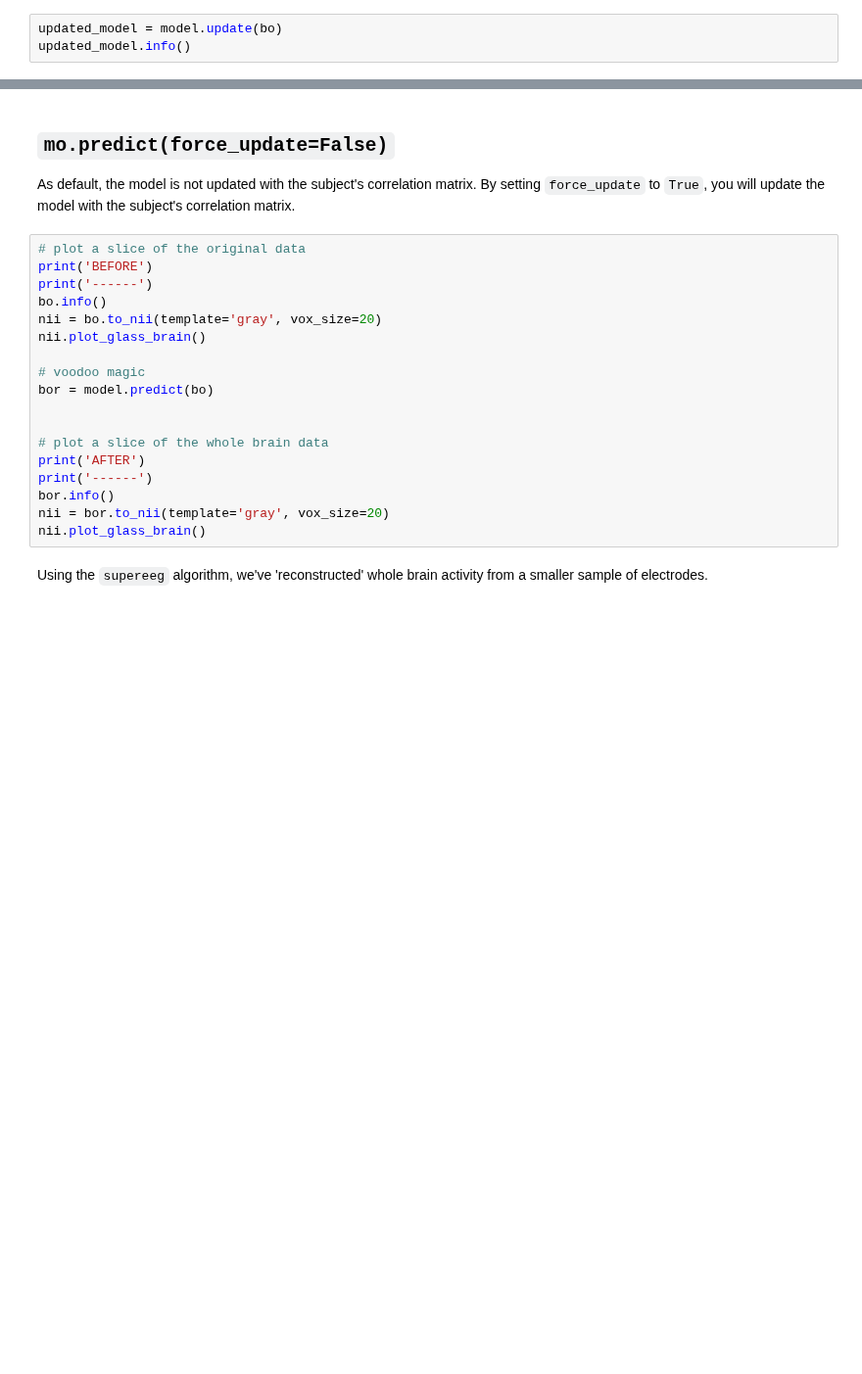
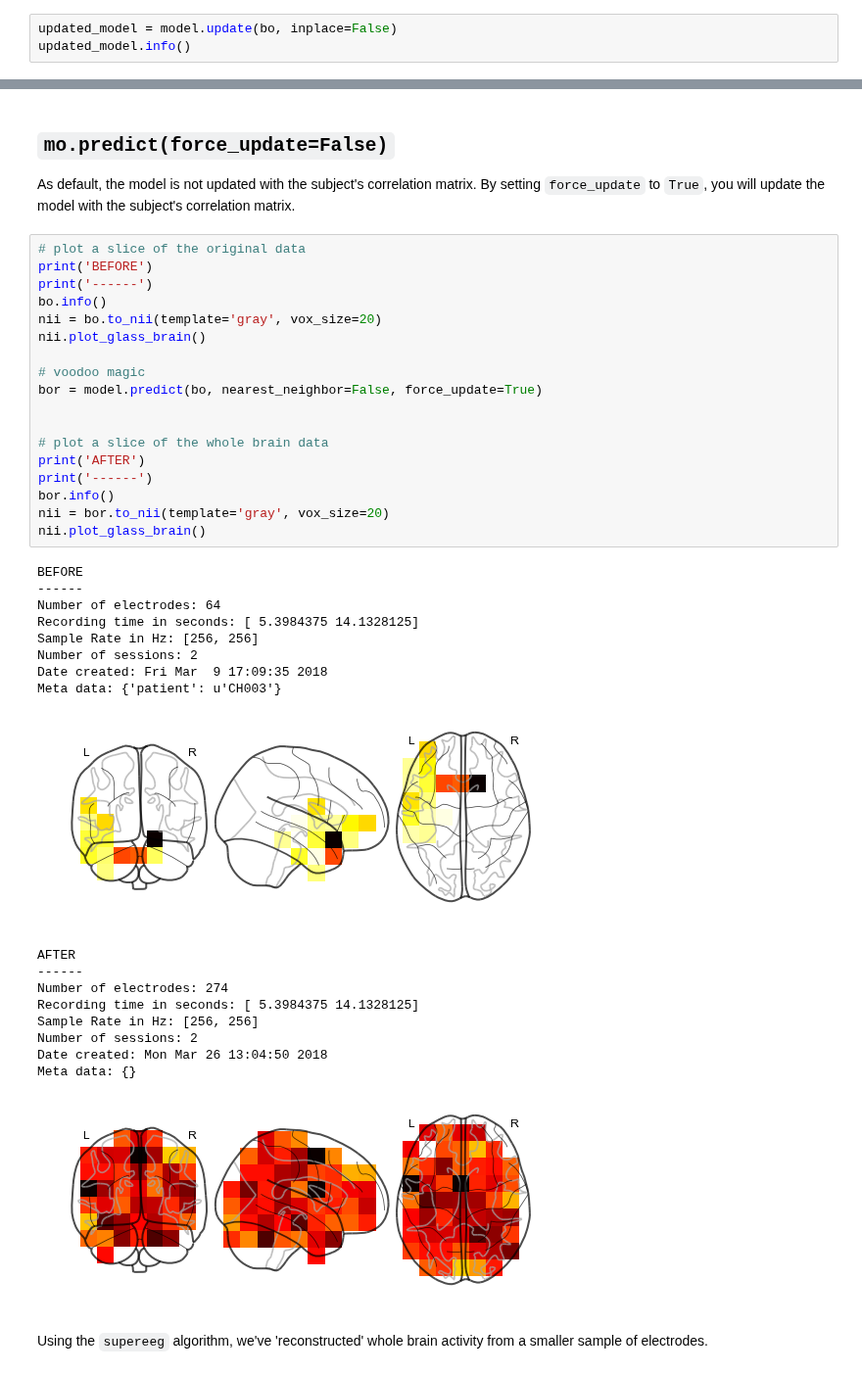
Before and after one commit to ContextLab/supereeg, a Jupyter notebook: docs/tutorial/model_objects.ipynb, the cells around one changed output, grey strips where cells are left out. Shown at 98% size. Saved outputs shown, nothing was run; the diff lists cells and outputs as text; blank space fills up the shorter version.

```diff
--- a/docs/tutorial/model_objects.ipynb
+++ b/docs/tutorial/model_objects.ipynb
@@ -68,3 +85,3 @@ Now you can update the model with that brain object:
 # %%
-updated_model = model.update(bo)
+updated_model = model.update(bo, inplace=False)
 updated_model.info()
@@ -134,20 +171,39 @@ As default, the model is not updated with the subject's correlation matrix.  By
 # %%
 # plot a slice of the original data
 print('BEFORE')
 print('------')
 bo.info()
 nii = bo.to_nii(template='gray', vox_size=20)
 nii.plot_glass_brain()
 
 # voodoo magic
-bor = model.predict(bo)
+bor = model.predict(bo, nearest_neighbor=False, force_update=True)
 
 
 # plot a slice of the whole brain data
 print('AFTER')
 print('------')
 bor.info()
 nii = bor.to_nii(template='gray', vox_size=20)
 nii.plot_glass_brain()
+# %% [output]
+BEFORE
+------
+Number of electrodes: 64
+Recording time in seconds: [ 5.3984375 14.1328125]
+Sample Rate in Hz: [256, 256]
+Number of sessions: 2
+Date created: Fri Mar  9 17:09:35 2018
+Meta data: {'patient': u'CH003'}
+[figure, added]
+AFTER
+------
+Number of electrodes: 274
+Recording time in seconds: [ 5.3984375 14.1328125]
+Sample Rate in Hz: [256, 256]
+Number of sessions: 2
+Date created: Mon Mar 26 13:04:50 2018
+Meta data: {}
+[figure, added]
 # %% [markdown]
 Using the `supereeg` algorithm, we've 'reconstructed' whole brain activity from a smaller sample of electrodes.
```
Also changed, not shown: parts of 18 cells of this notebook.
